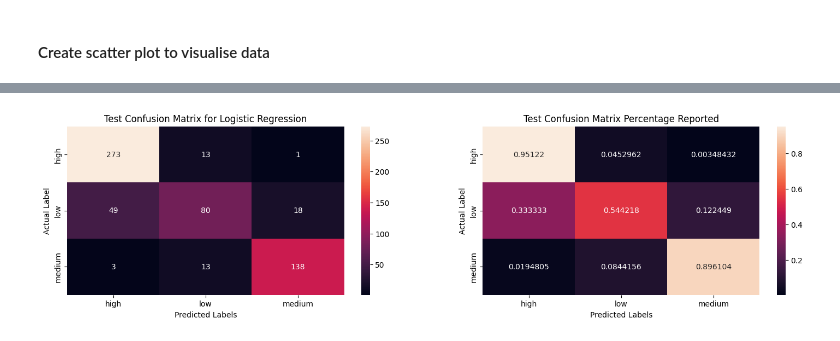
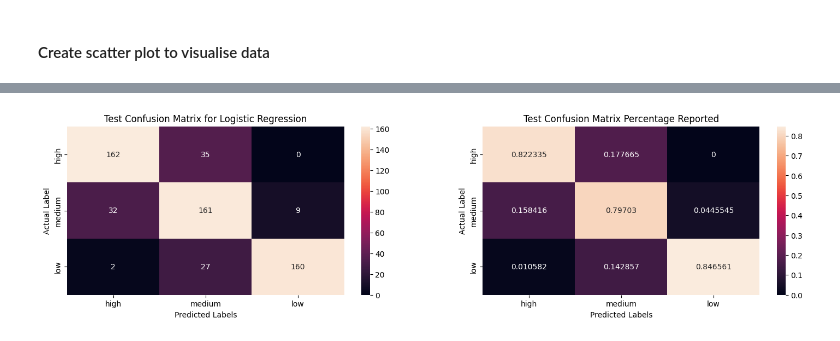
Before and after one commit to rishab-t0910/stat432_final_project, a Jupyter notebook: final_project.ipynb, the cells around one changed output, grey strips where cells are left out. Cells and saved outputs as stored; diff of their text form; code cells hidden in the pictures.

Commit message:
Updated logistic regression model and readme

```diff
--- a/final_project.ipynb
+++ b/final_project.ipynb
@@ -126,69 +128,69 @@ Name: Life expectancy, dtype: float64
 - This uses max as the choice of class
 # %%
 np.random.seed(12)
-model_df = df.copy()
+model_three_df = df.copy()
 fig, axes = plt.subplots(nrows=1, ncols=2, figsize = (18, 4))
-classes = ['high', 'medium', 'low']
+three_classes = ['high', 'medium', 'low']
+
+## Split train and test
+train_data = pd.read_csv(f"{path}/Training Data.csv").drop(columns = 'Unnamed: 0')
+test_data = pd.read_csv(f"{path}/Testing Data.csv").drop(columns = 'Unnamed: 0')
 
 ## Bounds for low, medium, high expectancy
-q1 = df['Life expectancy'].describe().loc['25%']
-q2 = df['Life expectancy'].describe().loc['50%']
-q3 = df['Life expectancy'].describe().loc['75%']
+q1 = df['Life expectancy'].quantile(1/3)
+q2 = df['Life expectancy'].quantile(2/3)
 
-model_df['Life expectancy category'] = model_df['Life expectancy'].apply(lambda x: "low" if x < q1 else("medium" if x <= q2 else "high"))
+train_data['Life expectancy category'] = train_data['Life expectancy'].apply(lambda x: "low" if x < q1 else("medium" if x <= q2 else "high"))
+test_data['Life expectancy category'] = test_data['Life expectancy'].apply(lambda x: "low" if x < q1 else("medium" if x <= q2 else "high"))
 
-X, y = model_df[pred], model_df['Life expectancy category']
-
-## Split train and test
-shuffle_df = model_df.sample(frac=1)
-train_idx = int(0.8 * len(shuffle_df))
-train_data, test_data = shuffle_df.head(train_idx), shuffle_df.tail(len(shuffle_df) - train_idx)
-
-# train_data.to_csv(f"{path}/Training Data.csv")
-# test_data.to_csv(f"{path}/Testing Data.csv")
+#### Create training and testing df
+# # train_data, test_data = train_test_split(model_df, train_size=0.8)
+# # train_data.to_csv(f"{path}/Training Data.csv")
+# # test_data.to_csv(f"{path}/Testing Data.csv")
 
 scaler = StandardScaler()
-X_train, y_train = scaler.fit_transform(train_data[pred]), train_data['Life expectancy category']
-X_test, y_test = scaler.fit_transform(test_data[pred]), test_data['Life expectancy category']
+X_three_train, y_three_train = scaler.fit_transform(train_data[pred]), train_data['Life expectancy category']
+X_three_test, y_three_test = scaler.fit_transform(test_data[pred]), test_data['Life expectancy category']
 
 # Construct model
-log_mod = LogisticRegression(random_state = 4)
-log_mod.fit(X_train, y_train)
-y_pred = log_mod.predict(X_test)
-y_train_pred = log_mod.predict(X_train)
+three_log_mod = LogisticRegression(random_state = 4)
+three_log_mod.fit(X_three_train, y_three_train)
+y_three_pred = three_log_mod.predict(X_three_test)
+y_three_train_pred = three_log_mod.predict(X_three_train)
 
 ## Combine results in df
-results = pd.DataFrame({"Country": test_data['Country'], "Year": test_data['Year'], "Prediction": y_pred, "Actual": y_test})
-prob_prediction = log_mod.predict_proba(X_test)
-classes = list(log_mod.classes_)
+three_test_results = pd.DataFrame({"Country": test_data['Country'], "Year": test_data['Year'], "Prediction": y_three_pred, "Actual": y_three_test})
+three_prob_prediction = three_log_mod.predict_proba(X_three_test)
 
-for i in range(3):
-    results[f'P({classes[i]})'] = prob_prediction[:, i]
+for i in range(len(three_classes)):
+    three_test_results[f'P({three_classes[i]})'] = three_prob_prediction[:, i]
 
-test_conf_matrix = confusion_matrix(y_true=y_test, y_pred=y_pred, labels = ['high', 'medium', 'low'])
-sns.heatmap(test_conf_matrix, annot = True, fmt = 'g', ax=axes[0])
+three_test_conf_matrix = confusion_matrix(y_true = three_test_results['Actual'], y_pred = three_test_results['Prediction'], labels = three_classes)
+sns.heatmap(three_test_conf_matrix, annot = True, fmt = 'g', ax=axes[0])
+
 axes[0].set_xlabel("Predicted Labels")
 axes[0].set_ylabel("Actual Label")
 axes[0].set_title("Test Confusion Matrix for Logistic Regression")
-axes[0].set_xticks(ticks = [0.5, 1.5, 2.5], labels = classes)
-axes[0].set_yticks(ticks = [0.5, 1.5, 2.5], labels = classes)
+axes[0].set_xticks(ticks = [0.5, 1.5, 2.5], labels = three_classes)
+axes[0].set_yticks(ticks = [0.5, 1.5, 2.5], labels = three_classes)
 
-row_sum = np.sum(test_conf_matrix, axis=1)
-percent_confusion = test_conf_matrix/row_sum[:, np.newaxis]
-sns.heatmap(percent_confusion, annot = True, fmt = 'g', ax=axes[1])
+three_row_sum = np.sum(three_test_conf_matrix, axis=1)
+three_percent_confusion = three_test_conf_matrix/three_row_sum[:, np.newaxis]
+sns.heatmap(three_percent_confusion, annot = True, fmt = 'g', ax=axes[1])
+
 axes[1].set_xlabel("Predicted Labels")
 axes[1].set_ylabel("Actual Label")
 axes[1].set_title("Test Confusion Matrix Percentage Reported")
-axes[1].set_xticks(ticks = [0.5, 1.5, 2.5], labels = classes)
-axes[1].set_yticks(ticks = [0.5, 1.5, 2.5], labels = classes)
+axes[1].set_xticks(ticks = [0.5, 1.5, 2.5], labels = three_classes)
+axes[1].set_yticks(ticks = [0.5, 1.5, 2.5], labels = three_classes)
 plt.show()
 
-test_classification_error = 1-(sum(np.diag(test_conf_matrix))/sum(sum(test_conf_matrix)))
+three_test_classification_error = 1-(sum(np.diag(three_test_conf_matrix))/sum(sum(three_test_conf_matrix)))
 
-print("Test Classification Error =", round(test_classification_error, 3))
-print("Train Classification Error =", round(1-accuracy_score(y_true = y_train, y_pred=y_train_pred), 3))
+print("Test Classification Error =", round(three_test_classification_error, 3))
+print("Train Classification Error =", round(1-accuracy_score(y_true = y_three_train, y_pred=y_three_train_pred), 3))
 
 ## Recall = Sensitivity = TP/(TP + FN), Precision = TP/(TP + FP), F1 score = 2 * Precision * Sensitivity/(Precision + Sensitivity), Support = Row Sum
-print(classification_report(y_true = y_test, y_pred = y_pred))
+print(classification_report(y_true = y_three_test, y_pred = y_three_pred))
 # %% [output]
-[figure, old version]
+[figure, new version]
```
Also changed, not shown: parts of 13 cells of this notebook, 3 other files.
